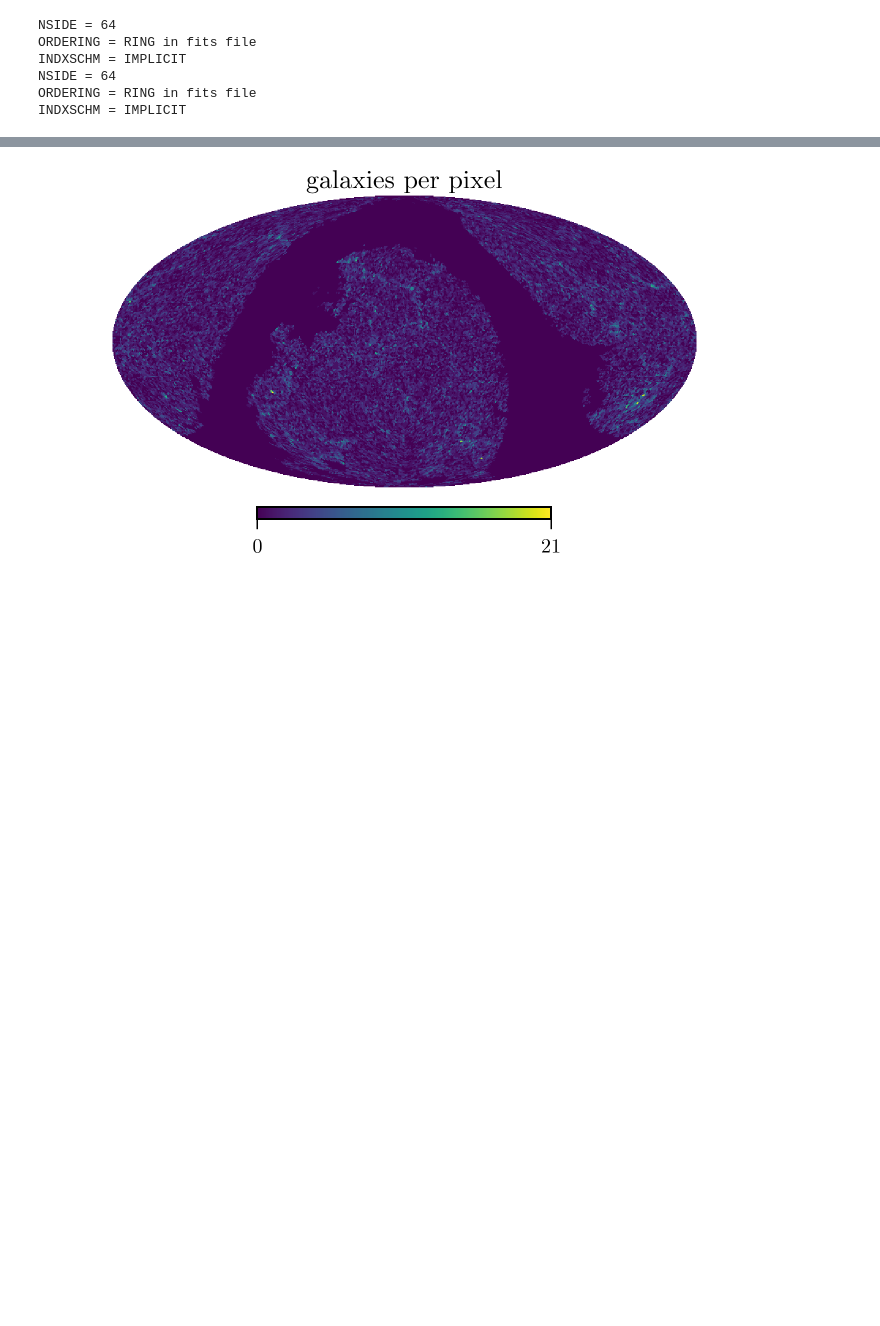
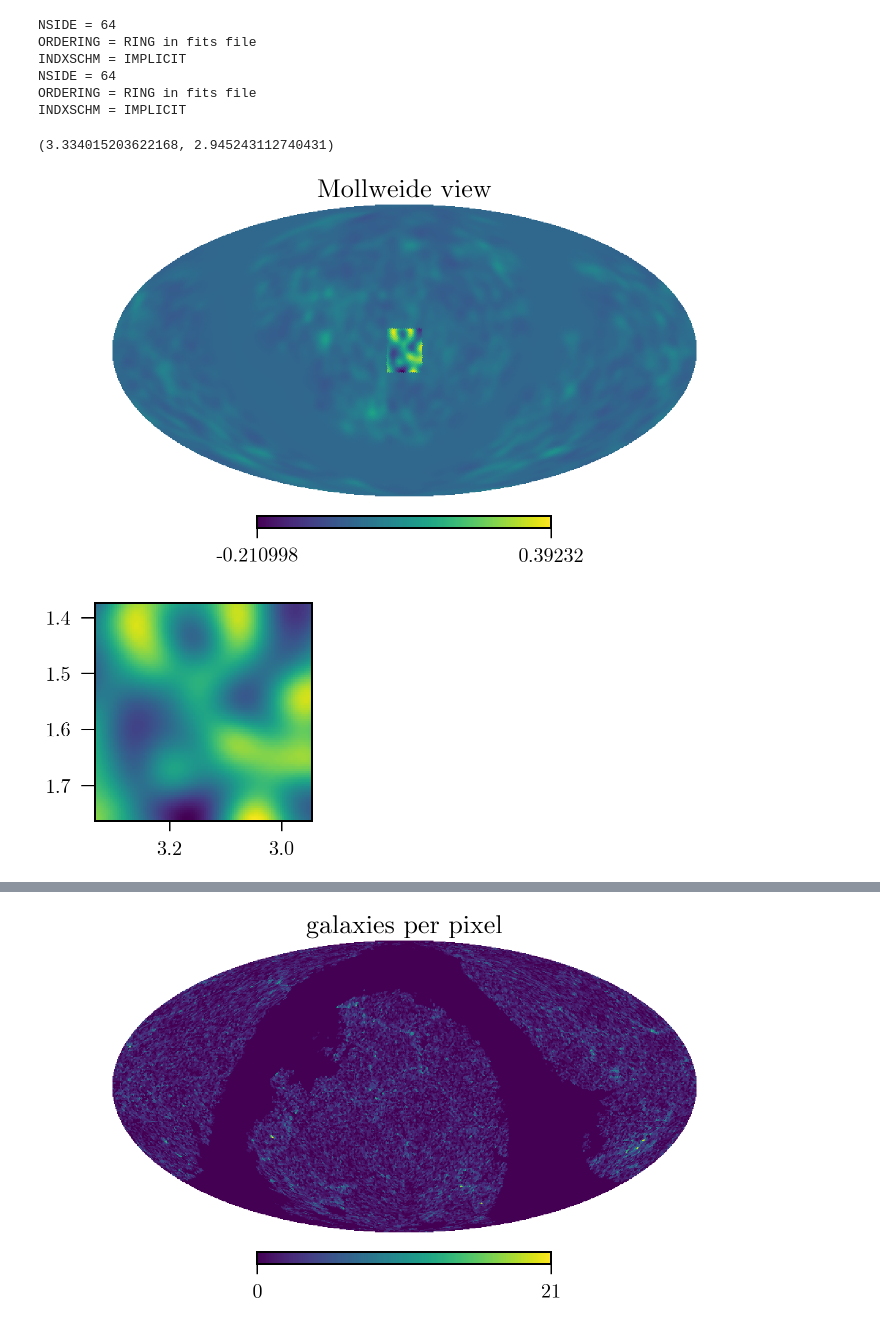
Before and after one commit to damonge/TidAl, a Jupyter notebook: notebooks/01.1. Unit Vectors.ipynb, the cells around one changed output, grey strips where cells are left out. Saved outputs shown, nothing was run; the diff lists cells and outputs as text; code cells hidden in the pictures; blank space fills up the shorter version.

```diff
--- a/notebooks/01.1. Unit Vectors.ipynb
+++ b/notebooks/01.1. Unit Vectors.ipynb
@@ -50,3 +51,5 @@ INDXSCHM = IMPLICIT
 NSIDE = 64
 ORDERING = RING in fits file
 INDXSCHM = IMPLICIT
+# %%
+th,ph=hp.pix2ang(nside,np.arange(npix))
@@ -52,0 +58,47 @@ INDXSCHM = IMPLICIT
+# %%
+def get_cutout_from_hp(field, kernel_width=0.005 * np.pi / 180.0,
+                       width=np.pi / 8, height=np.pi / 8,
+                       center_phi=np.pi, center_theta=np.pi/2,
+                       xp=100, yp=100, debug=False):
+    smoothed_cutout = np.zeros((xp,yp))
+    ph_grid = np.zeros((xp,yp))
+    th_grid = np.zeros((xp,yp))
+
+    for i in range(xp):
+        for j in range(yp):
+            ph0 = (center_phi - width/2 + i * width/xp)
+            th0 = (center_theta - height/2 + j * height/xp)
+            ph_grid[i,j] = ph0
+            th_grid[i,j] = th0
+            smoothed_cutout[i,j] = np.sum(
+                np.exp( -( (th - th0)**2 + (ph - ph0)**2) / (2 * kernel_width) ) * field )
+
+    norm = np.sum( np.exp( -( (th - center_theta)**2 + (ph - center_phi)**2) / (2 * kernel_width) ) * 1 )
+    smoothed_cutout /= norm
+
+    # hp.mollview( den, rot=(-90,0,0))
+    if debug:
+        den_copy_highlighted = den.copy()
+        region = np.logical_and(
+            np.logical_and( th < center_theta + height/2,  th > center_theta - height/2 ),
+            np.logical_and( ph < center_phi + width/2, ph > center_phi - width/2 )
+            )
+        den_copy_highlighted[~region] *= 0.1
+        hp.mollview( den_copy_highlighted, rot=(-180,0,0))
+
+    return smoothed_cutout, ph_grid, th_grid
+# %%
+smoothed_cutout, ph_, th_ = get_cutout_from_hp(den, debug=True)
+plt.figure()
+
+plt.imshow(smoothed_cutout.T,
+          extent=( np.min(ph_), np.max(ph_), np.max(th_), np.min(th_)) )
+plt.xlim( np.max(ph_), np.min(ph_) )
+
+# plt.figure()
+# lam, ph_, th_ = get_cutout_from_hp(principal_eigenvalues)
+# plt.imshow(lam[::-1,:].T)
+# %% [output]
+(3.334015203622168, 2.945243112740431)
+[figure, added]
+[figure, added]
```
Also changed, not shown: parts of 23 cells of this notebook, 1 other file.
